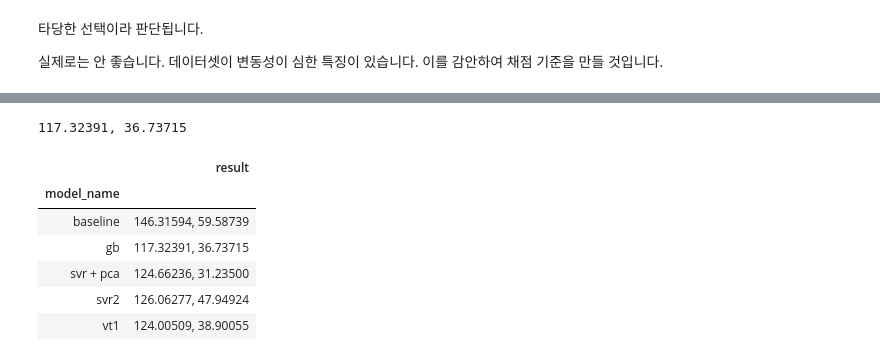
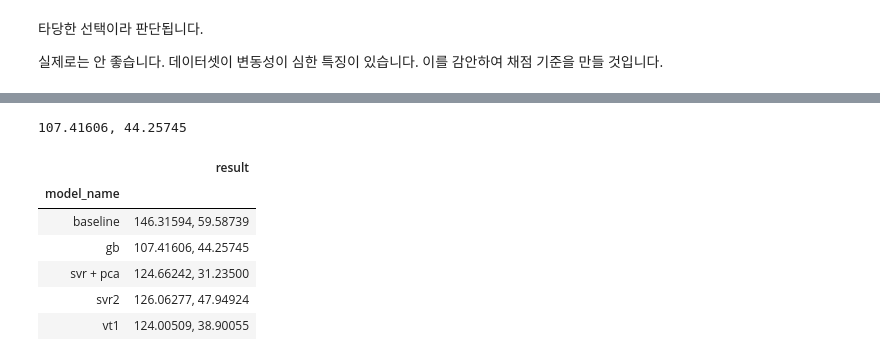
Before and after one commit to sunkusun9/DS_Lv3_2405, a Jupyter notebook: sec_ds_lv3_prob3_prob_kaggle.ipynb, the cells around one changed output, grey strips where cells are left out. Cells and saved outputs as stored; diff of their text form; code cells hidden in the pictures.

```diff
--- a/sec_ds_lv3_prob3_prob_kaggle.ipynb
+++ b/sec_ds_lv3_prob3_prob_kaggle.ipynb
@@ -293,37 +290,37 @@ print('자가채점:{}'.format(mean_absolute_error(s_kaggle_ans, prd)))
-# %%
-# GB: Gradient Boosting Tree
-
-from sklearn.ensemble import GradientBoostingRegressor
-
-X_gb = "15분, 30분, 45분, 60분, DayName, Hour, AM, Weekend_yn, Holiday_yn, Avg, TotalHour, 생산량, 기온, 풍속, 습도, 강수량, 전기요금(계절), 공장인원, 인건비"
-X_gb = [i.strip() for i in X_gb.split(',')]
-
-# 별도의 전처리 없이 지정한 변수들을 사용합니다.
-ct = ColumnTransformer([
-    ('pt', 'passthrough', X_gb)
-])
-
-# TODO: 튜닝을 시켜봅니다.
-reg_gb = make_pipeline(
-    ct,
-    GradientBoostingRegressor(
-        loss = 'huber', # 손실함수: huber
-        n_estimators = 75, # 트리의 수: 75
-        max_depth = 7,# 트리의 최대 깊이: 7
-        min_samples_leaf = 4,# 리프 노드(Leaf Node)의 최소 샘플 수: 4
-        random_state = 123# 랜덤 시드: 123
-    )
-)
-eval_model('gb', reg_gb)
-# %% [output]
-117.32391, 36.73715
-|  | result |
-| model_name |  |
-| baseline | 146.31594, 59.58739 |
-| gb | 117.32391, 36.73715 |
-| svr + pca | 124.66236, 31.23500 |
-| svr2 | 126.06277, 47.94924 |
-| vt1 | 124.00509, 38.90055 |
+# %%
+# GB: Gradient Boosting Tree
+
+from sklearn.ensemble import GradientBoostingRegressor
+
+X_gb = "15분, 30분, 45분, 60분, DayName, Hour, AM, Weekend_yn, Holiday_yn, Avg, TotalHour, 생산량, 기온, 풍속, 습도, 강수량, 전기요금(계절), 공장인원, 인건비"
+X_gb = [i.strip() for i in X_gb.split(',')]
+
+# 별도의 전처리 없이 지정한 변수들을 사용합니다.
+ct = ColumnTransformer([
+    ('pt', 'passthrough', X_gb)
+])
+
+reg_gb = make_pipeline(
+    ct,
+    GradientBoostingRegressor(
+        loss = 'huber', # 손실함수: huber
+        learning_rate=0.03,
+        n_estimators = 300,
+        max_depth = 6,
+        min_samples_leaf = 4,
+        random_state = 123
+    )
+)
+eval_model('gb', reg_gb)
+# %% [output]
+107.41606, 44.25745
+|  | result |
+| model_name |  |
+| baseline | 146.31594, 59.58739 |
+| gb | 107.41606, 44.25745 |
+| svr + pca | 124.66242, 31.23500 |
+| svr2 | 126.06277, 47.94924 |
+| vt1 | 124.00509, 38.90055 |
 # %%
 # RF: Random Forest
 
```
Also changed, not shown: parts of 14 cells of this notebook.
